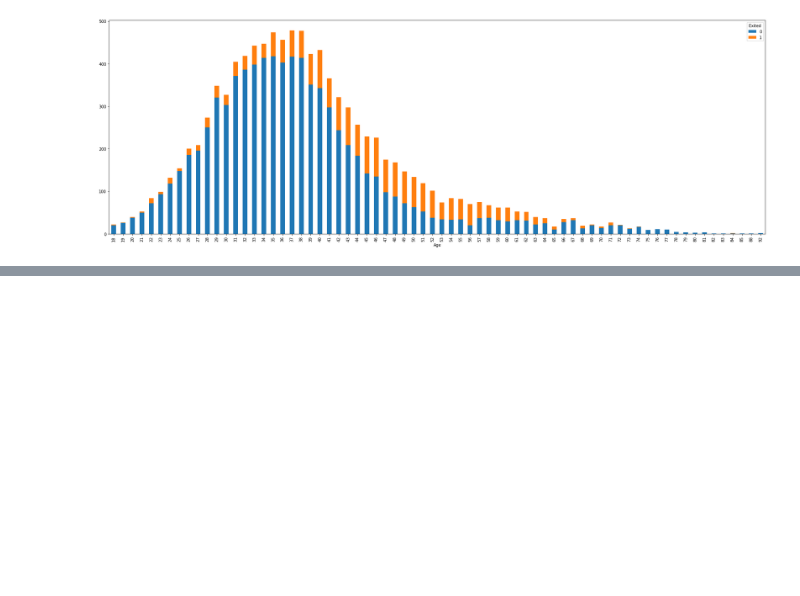
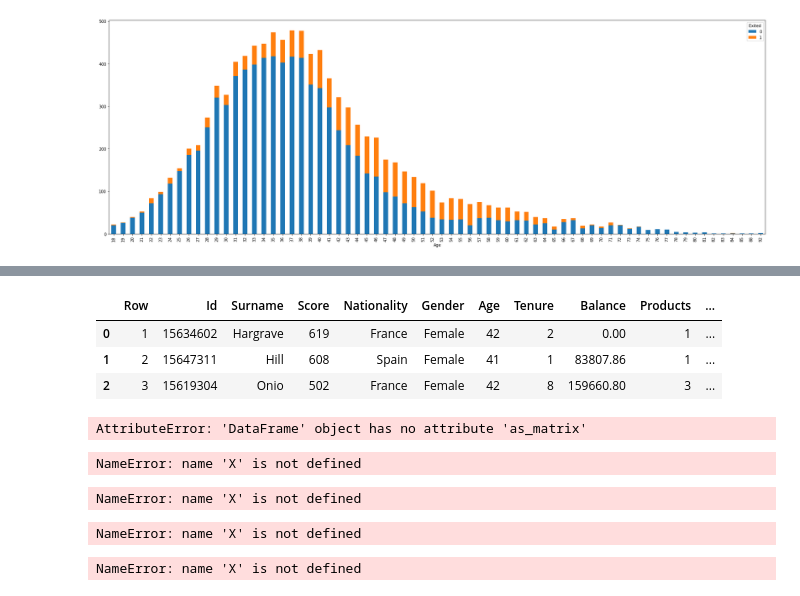
Before and after one commit to Desmondonam/Data-Science, a Jupyter notebook: Customer Churn/Notebooks/customer churn.ipynb, the cells around one changed output, grey strips where cells are left out. Drawn from its saved outputs; the diff is of its cells as text; code cells hidden in the pictures; blank space fills up the shorter version.

```diff
--- a/Customer Churn/Notebooks/customer churn.ipynb
+++ b/Customer Churn/Notebooks/customer churn.ipynb
@@ -69,0 +82,28 @@ df.groupby(["Age", "Exited"]).size().unstack().plot(kind='bar', stacked=True, fi
+# %%
+df.head(3)
+# %% [output]
+|  | Row | Id | Surname | Score | Nationality | Gender | Age | Tenure | Balance | Products | ... |
+| 0 | 1 | 15634602 | Hargrave | 619 | France | Female | 42 | 2 | 0.00 | 1 | ... |
+| 1 | 2 | 15647311 | Hill | 608 | Spain | Female | 41 | 1 | 83807.86 | 1 | ... |
+| 2 | 3 | 15619304 | Onio | 502 | France | Female | 42 | 8 | 159660.80 | 3 | ... |
+# %%
+X = df.as_matrix().astype(np.float)
+# %% [output]
+AttributeError: 'DataFrame' object has no attribute 'as_matrix'
+# %%
+X
+# %% [output]
+NameError: name 'X' is not defined
+# %%
+X.shape
+# %% [output]
+NameError: name 'X' is not defined
+# %%
+scaler = preprocessing.StandardScaler()
+X = scaler.fit_transform(X)
+# %% [output]
+NameError: name 'X' is not defined
+# %%
+X
+# %% [output]
+NameError: name 'X' is not defined
```
Also changed, not shown: parts of 6 cells of this notebook.
